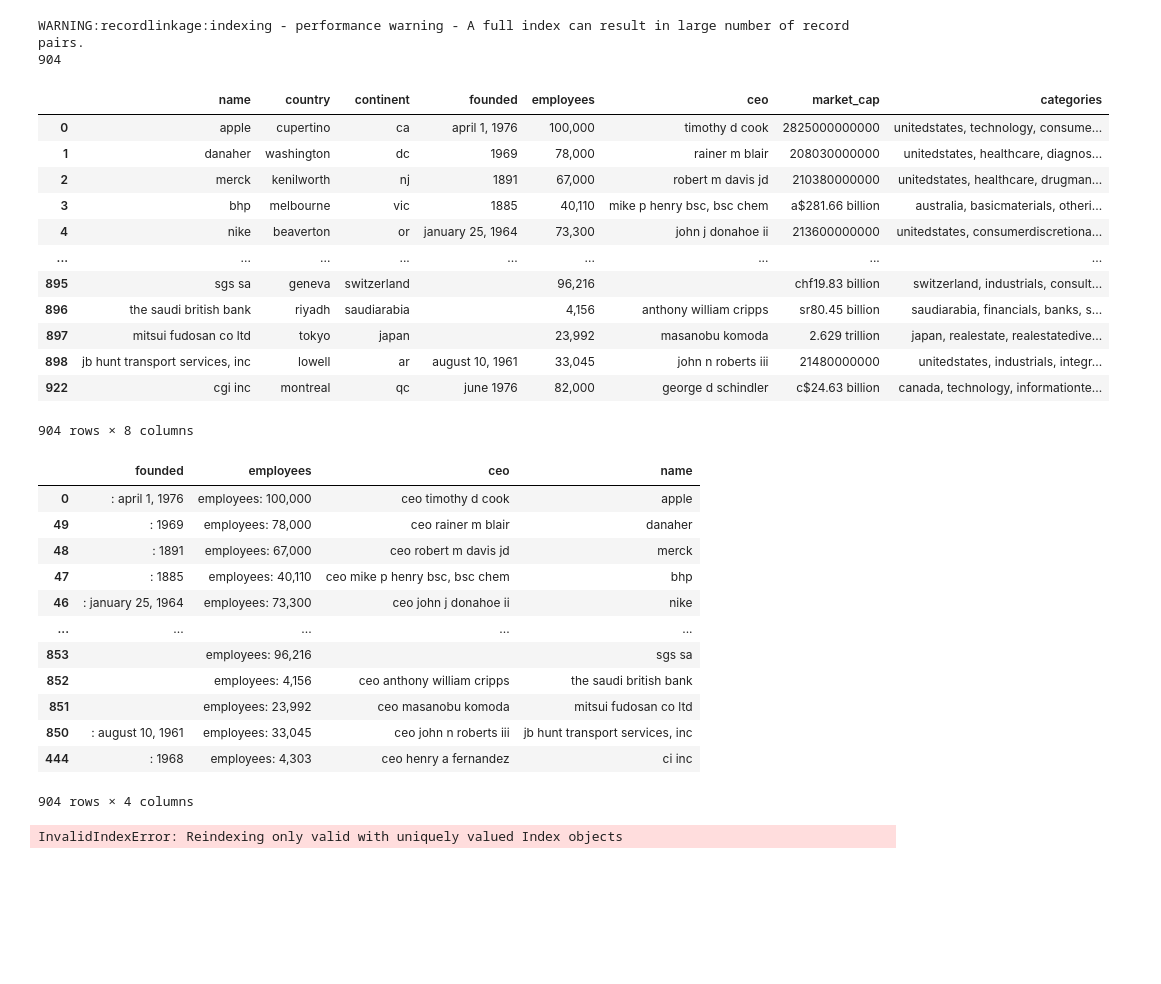
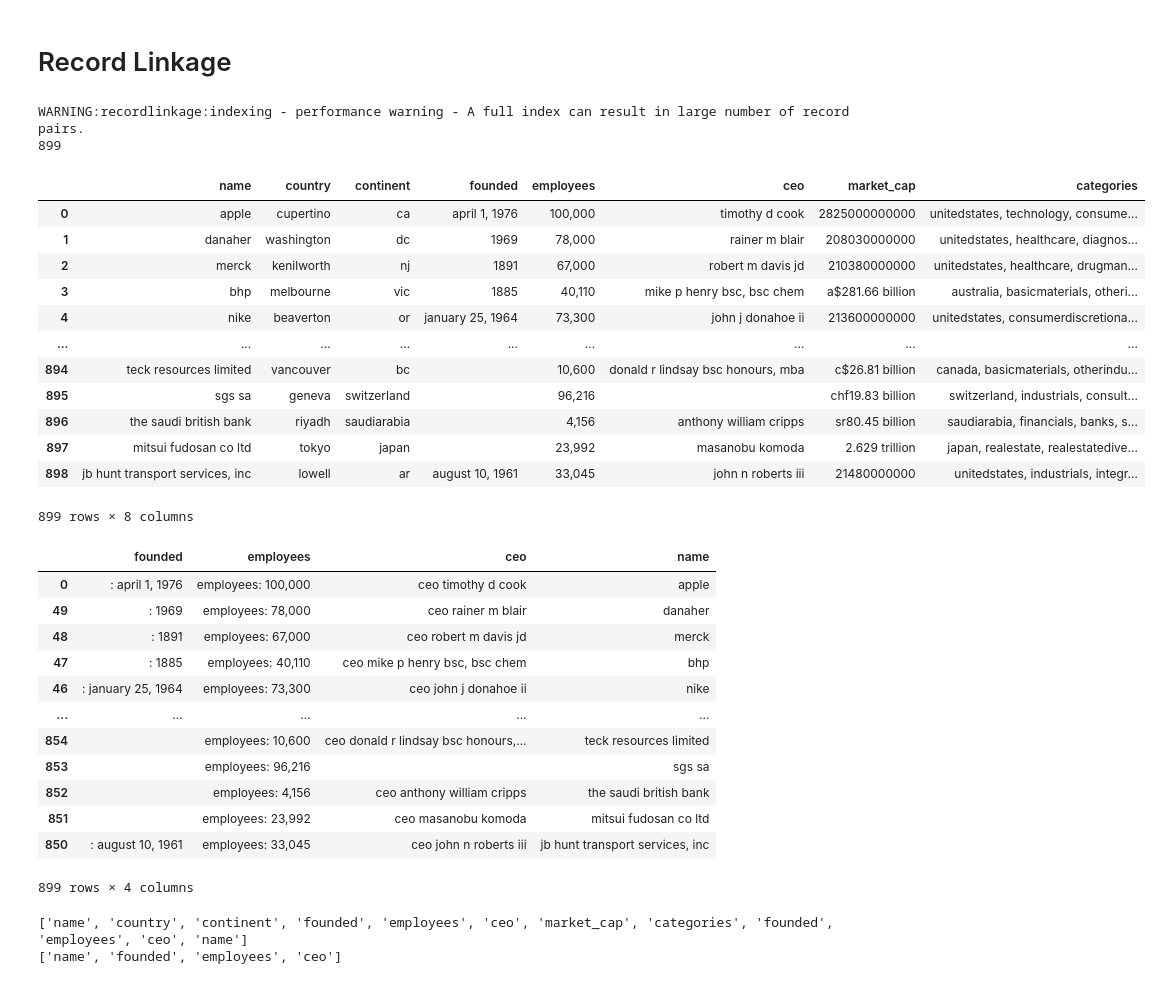
Before and after one commit to Felp4to/EntityResolutionDeDupe, a Jupyter notebook: RecordLinkage.ipynb, the cells around one changed output. Drawn from its saved outputs; the diff is of its cells as text; code cells hidden in the pictures; blank space fills up the shorter version.

Commit message:
Add choise attributes from Dataframe of pairs

```diff
--- a/RecordLinkage.ipynb
+++ b/RecordLinkage.ipynb
@@ -3,3 +1,5 @@
+# %% [markdown]
+# Record Linkage
 # %%
 import recordlinkage
 import pandas as pd
@@ -7,5 +8,5 @@ import json
 # %%
 PATH_DS1 = './Mediated Datasets/disfold_Avengers_m.jsonl'
 PATH_DS2 = './Mediated Datasets/disfold_fr_m.jsonl'
-THRESHOLD = 0.95
+THRESHOLD = 0.99
 # %%
@@ -27,7 +28,7 @@ def matches_list_index(path_ds1, path_ds2):
     compare_cl.string("name", "name", method="jarowinkler", threshold=THRESHOLD, label="name")
     features = compare_cl.compute(candidate_links, dfA, dfB)
     # Classification step
-    matches = features[features.sum(axis=1) >= 0.95]
+    matches = features[features.sum(axis=1) >= 0.99]
     # display(matches)
     di = matches.to_dict()
     for pair in di['name'].keys():
@@ -37,39 +38,41 @@ def matches_list_index(path_ds1, path_ds2):
 def row_by_index(path, i):
     df = pd.read_json(path, lines=True)
     return df.loc[i]
+
+def rename_columns(columns_a, columns_b):
+    columns_a = [c + '_l' for c in columns_a]
+    columns_b = [c + '_r' for c in columns_b]
+    # columns_join = columns_a + columns_b
+    return columns_a, columns_b #, columns_join
 # %%
 pairs = matches_list_index(PATH_DS1, PATH_DS2)
 print(len(pairs))
 left = []
 right = []
 for pair in pairs:
     left.append(row_by_index(PATH_DS1, pair[0]))
     right.append(row_by_index(PATH_DS2, pair[1]))
 df_left = pd.DataFrame(left)
 df_right = pd.DataFrame(right)
+
 display(df_left)
 display(df_right)
-
-pp = pd.DataFrame()
-pp = pd.concat([df_left, df_right], axis=1)
-
-print(pp)
 # %% [output]
 WARNING:recordlinkage:indexing - performance warning - A full index can result in large number of record pairs.
-904
+899
 |  | name | country | continent | founded | employees | ceo | market_cap | categories |
 | 0 | apple | cupertino | ca | april 1, 1976 | 100,000 | timothy d cook | 2825000000000 | unitedstates, technology, consume... |
 | 1 | danaher | washington | dc | 1969 | 78,000 | rainer m blair | 208030000000 | unitedstates, healthcare, diagnos... |
 | 2 | merck | kenilworth | nj | 1891 | 67,000 | robert m davis jd | 210380000000 | unitedstates, healthcare, drugman... |
 | 3 | bhp | melbourne | vic | 1885 | 40,110 | mike p henry bsc, bsc chem | a$281.66 billion | australia, basicmaterials, otheri... |
 | 4 | nike | beaverton | or | january 25, 1964 | 73,300 | john j donahoe ii | 213600000000 | unitedstates, consumerdiscretiona... |
 | ... | ... | ... | ... | ... | ... | ... | ... | ... |
+| 894 | teck resources limited | vancouver | bc |  | 10,600 | donald r lindsay bsc honours, mba | c$26.81 billion | canada, basicmaterials, otherindu... |
 | 895 | sgs sa | geneva | switzerland |  | 96,216 |  | chf19.83 billion | switzerland, industrials, consult... |
 | 896 | the saudi british bank | riyadh | saudiarabia |  | 4,156 | anthony william cripps | sr80.45 billion | saudiarabia, financials, banks, s... |
 | 897 | mitsui fudosan co ltd | tokyo | japan |  | 23,992 | masanobu komoda | 2.629 trillion | japan, realestate, realestatedive... |
 | 898 | jb hunt transport services, inc | lowell | ar | august 10, 1961 | 33,045 | john n roberts iii | 21480000000 | unitedstates, industrials, integr... |
-| 922 | cgi inc | montreal | qc | june 1976 | 82,000 | george d schindler | c$24.63 billion | canada, technology, informationte... |
-904 rows × 8 columns
+899 rows × 8 columns
 |  | founded | employees | ceo | name |
 | 0 | : april 1, 1976 | employees: 100,000 | ceo timothy d cook | apple |
 | 49 | : 1969 | employees: 78,000 | ceo rainer m blair | danaher |
@@ -77,10 +80,17 @@ WARNING:recordlinkage:indexing - performance warning - A full index can result i
 | 47 | : 1885 | employees: 40,110 | ceo mike p henry bsc, bsc chem | bhp |
 | 46 | : january 25, 1964 | employees: 73,300 | ceo john j donahoe ii | nike |
 | ... | ... | ... | ... | ... |
+| 854 |  | employees: 10,600 | ceo donald r lindsay bsc honours,... | teck resources limited |
 | 853 |  | employees: 96,216 |  | sgs sa |
 | 852 |  | employees: 4,156 | ceo anthony william cripps | the saudi british bank |
 | 851 |  | employees: 23,992 | ceo masanobu komoda | mitsui fudosan co ltd |
 | 850 | : august 10, 1961 | employees: 33,045 | ceo john n roberts iii | jb hunt transport services, inc |
-| 444 | : 1968 | employees: 4,303 | ceo henry a fernandez | ci inc |
-904 rows × 4 columns
+899 rows × 4 columns
-InvalidIndexError: Reindexing only valid with uniquely valued Index objects
+# %%
+attr_cleaned = df_left.columns.values.tolist() + df_right.columns.values.tolist()
+duplicates = [item for item, count in collections.Counter(attributes).items() if count > 1]
+print(attr_cleaned)
+print(duplicates)
+# %% [output]
+['name', 'country', 'continent', 'founded', 'employees', 'ceo', 'market_cap', 'categories', 'founded', 'employees', 'ceo', 'name']
+['name', 'founded', 'employees', 'ceo']
```
Also changed, not shown: parts of 6 cells of this notebook.
